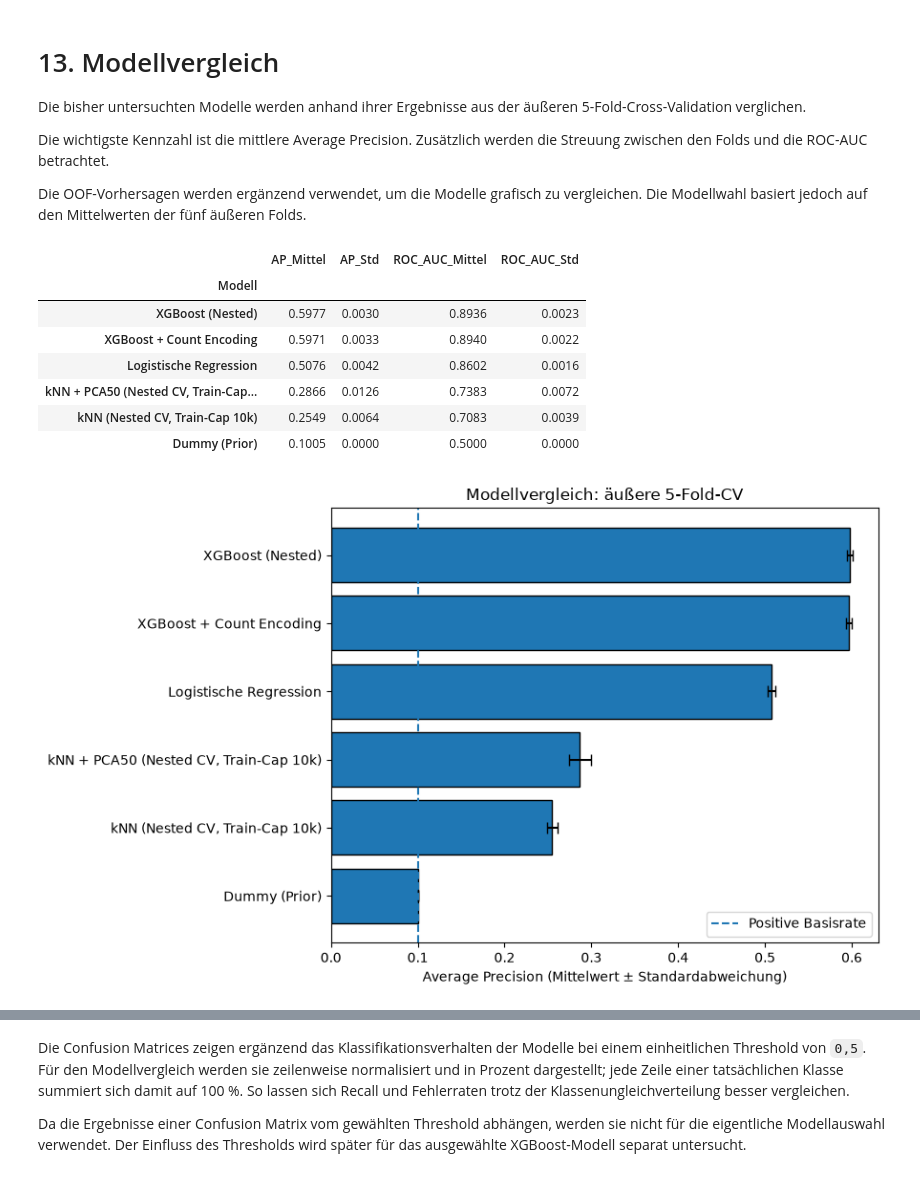
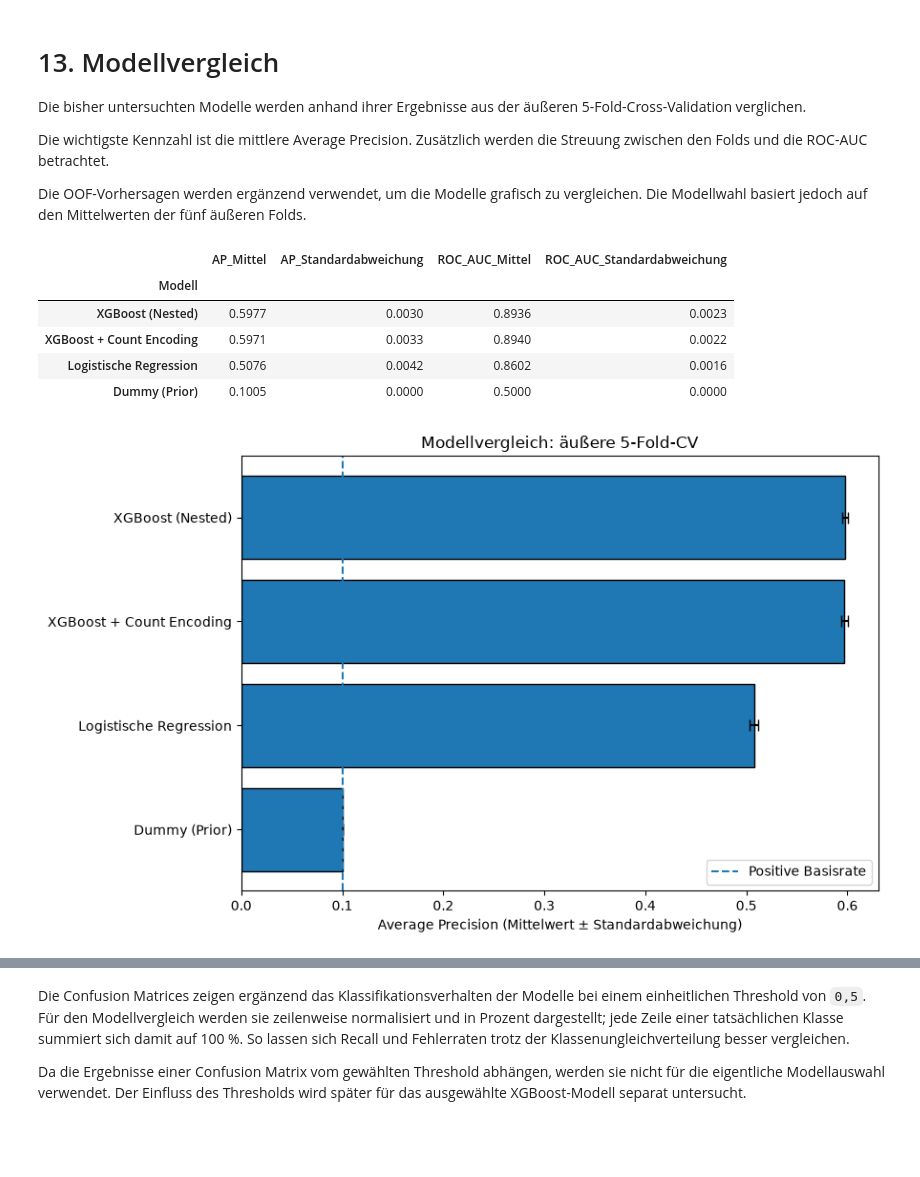
Before and after one commit to Cypshu/ADA_Project, a Jupyter notebook: Ang/Santander_Analysis_Final_Masterentwurf.ipynb, the cells around one changed output, grey strips where cells are left out. Saved outputs shown, nothing was run; the diff lists cells and outputs as text; code cells hidden in the pictures; blank space fills up the shorter version.

```diff
--- a/Ang/Santander_Analysis_Final_Masterentwurf.ipynb
+++ b/Ang/Santander_Analysis_Final_Masterentwurf.ipynb
@@ -1803,10 +1512,10 @@ for outer_fold, (outer_train_idx, outer_validation_idx) in enumerate(outer_split
         inner_records.groupby("Kandidat")
         .agg(
             AP_Mittel=("AP", "mean"),
-            AP_Std=("AP", "std"),
+            AP_Standardabweichung=("AP", "std"),
             Bäume_Median=("Beste Bäume", "median"),
         )
-        .sort_values(["AP_Mittel", "AP_Std"], ascending=[False, True])
+        .sort_values(["AP_Mittel", "AP_Standardabweichung"], ascending=[False, True])
     )
 
     tuning_table_fold = candidate_summary.reset_index().copy()
@@ -2196,9 +1902,9 @@ fold_summary = (
     .groupby("Modell")
     .agg(
         AP_Mittel=("AP", "mean"),
-        AP_Std=("AP", "std"),
+        AP_Standardabweichung=("AP", "std"),
         ROC_AUC_Mittel=("ROC-AUC", "mean"),
-        ROC_AUC_Std=("ROC-AUC", "std"),
+        ROC_AUC_Standardabweichung=("ROC-AUC", "std"),
     )
     .sort_values(
         "AP_Mittel",
@@ -2212,47 +1918,45 @@ fold_summary.to_csv(
     RESULT_DIR / "model_comparison_outer_cv.csv"
 )
 # %% [output]
-|  | AP_Mittel | AP_Std | ROC_AUC_Mittel | ROC_AUC_Std |
+|  | AP_Mittel | AP_Standardabweichung | ROC_AUC_Mittel | ROC_AUC_Standardabweichung |
 | Modell |  |  |  |  |
 | XGBoost (Nested) | 0.5977 | 0.0030 | 0.8936 | 0.0023 |
 | XGBoost + Count Encoding | 0.5971 | 0.0033 | 0.8940 | 0.0022 |
 | Logistische Regression | 0.5076 | 0.0042 | 0.8602 | 0.0016 |
-| kNN + PCA50 (Nested CV, Train-Cap... | 0.2866 | 0.0126 | 0.7383 | 0.0072 |
-| kNN (Nested CV, Train-Cap 10k) | 0.2549 | 0.0064 | 0.7083 | 0.0039 |
 | Dummy (Prior) | 0.1005 | 0.0000 | 0.5000 | 0.0000 |
 # %%
 fig, ax = plt.subplots(figsize=(9, 5.5))
 
 plot_table = fold_summary.sort_values("AP_Mittel")
 
 ax.barh(
     plot_table.index,
     plot_table["AP_Mittel"],
-    xerr=plot_table["AP_Std"],
+    xerr=plot_table["AP_Standardabweichung"],
     capsize=4,
     edgecolor="black",
 )
 
 ax.axvline(
     y_dev.mean(),
     linestyle="--",
     label="Positive Basisrate",
 )
 
 ax.set_title("Modellvergleich: äußere 5-Fold-CV")
 ax.set_xlabel("Average Precision (Mittelwert ± Standardabweichung)")
 ax.legend()
 
 plt.tight_layout()
 
 save_figure(
     fig,
     "model_comparison_ap",
 )
 
 plt.show()
 # %% [output]
-[figure, old version]
+[figure, new version]
 # %%
 confusion_models = [
     "Dummy (Prior)",
```
Also changed, not shown: parts of 19 cells of this notebook.
